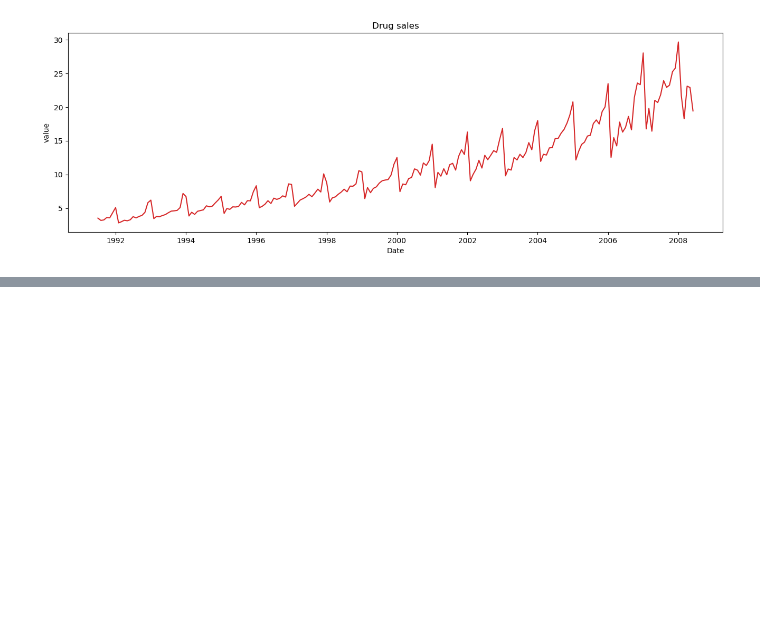
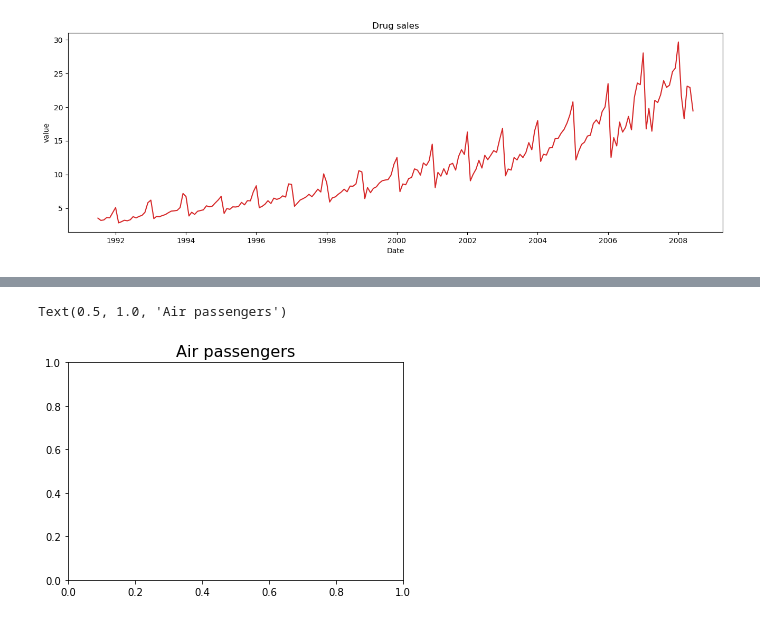
Before and after one commit to david8388/Python-100-Days, a Jupyter notebook: Project/TimeSeries/series.ipynb, the cells around one changed output, grey strips where cells are left out. Drawn from its saved outputs; the diff is of its cells as text; code cells hidden in the pictures; blank space fills up the shorter version.

Commit message:
Air passengers data - 2 slide series

```diff
--- a/Project/TimeSeries/series.ipynb
+++ b/Project/TimeSeries/series.ipynb
@@ -40,0 +57,5 @@ df.head()
+# %%
+plt.title('Air passengers', fontsize=16)
+# %% [output]
+Text(0.5, 1.0, 'Air passengers')
+[figure, added]
```
Also changed, not shown: parts of 8 cells of this notebook.
